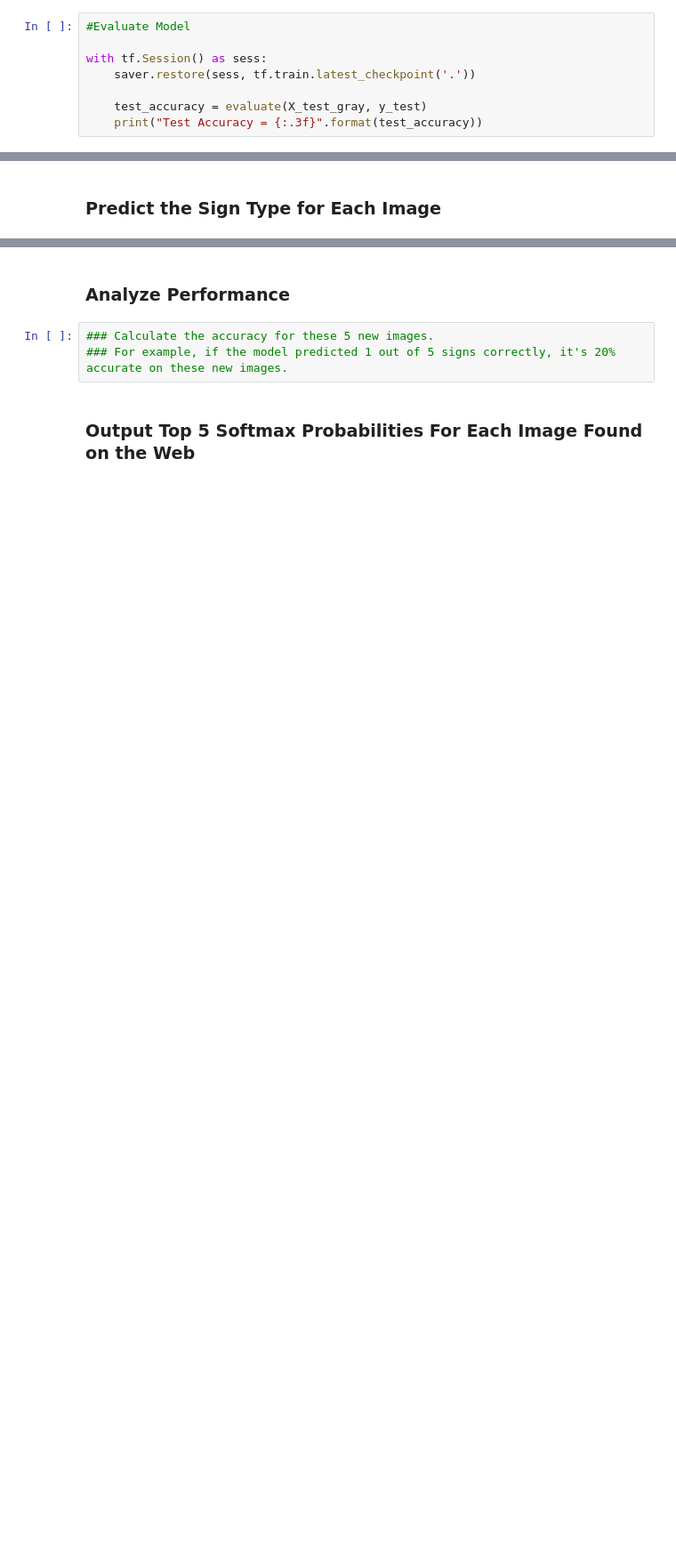
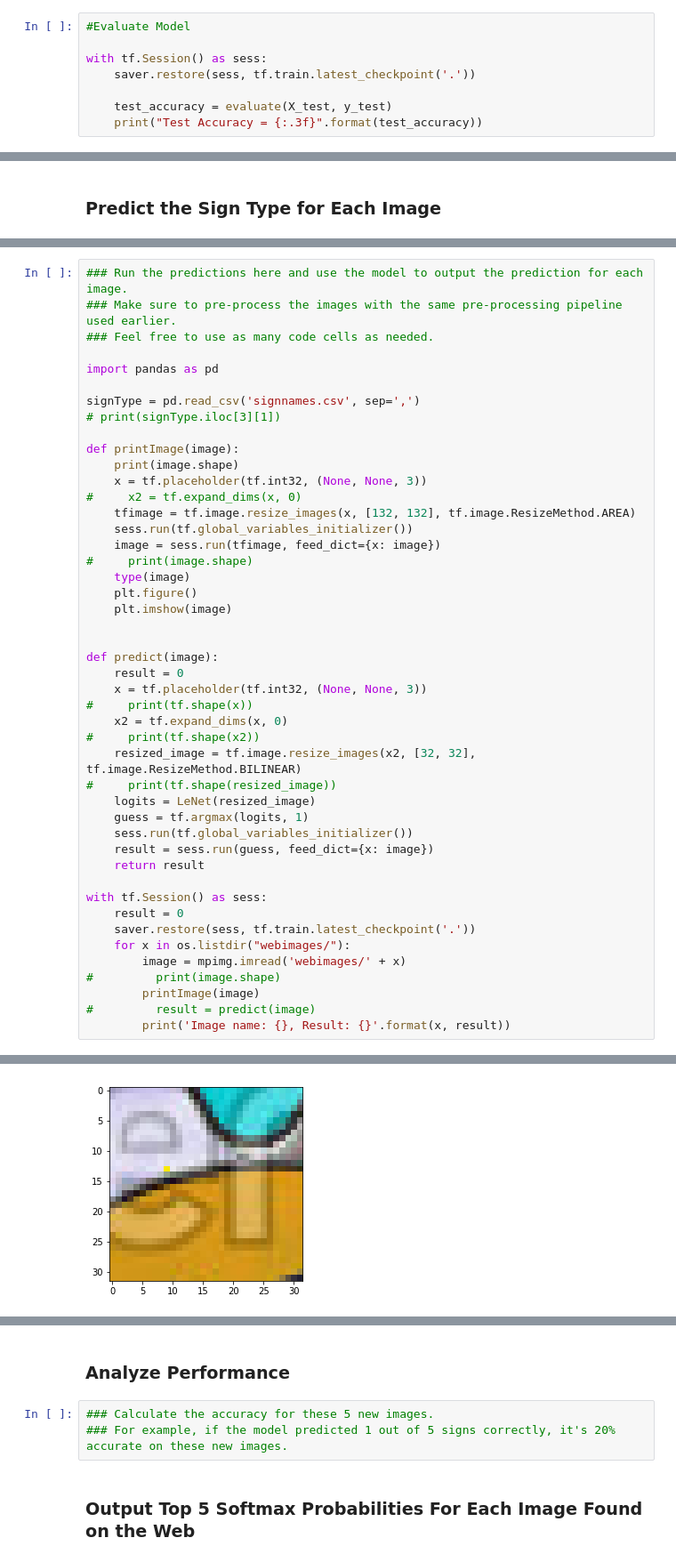
Before and after one commit to suprnrdy/CarND-Traffic-Sign-Classifier-Project, a Jupyter notebook: Traffic_Sign_Classifier.ipynb, the cells around one changed output, grey strips where cells are left out. Shown at 89% size. Saved outputs shown, nothing was run; the diff lists cells and outputs as text; blank space fills up the shorter version.

```diff
--- a/Traffic_Sign_Classifier.ipynb
+++ b/Traffic_Sign_Classifier.ipynb
@@ -368,6 +332,6 @@ Model Saved
 with tf.Session() as sess:
     saver.restore(sess, tf.train.latest_checkpoint('.'))
 
-    test_accuracy = evaluate(X_test_gray, y_test)
+    test_accuracy = evaluate(X_test, y_test)
     print("Test Accuracy = {:.3f}".format(test_accuracy))
 # %% [output]
@@ -393,0 +373,47 @@ You may find `signnames.csv` useful as it contains mappings from the class id (i
+# %%
+### Run the predictions here and use the model to output the prediction for each image.
+### Make sure to pre-process the images with the same pre-processing pipeline used earlier.
+### Feel free to use as many code cells as needed.
+
+import pandas as pd
+
+signType = pd.read_csv('signnames.csv', sep=',')
+# print(signType.iloc[3][1])
+
+def printImage(image):
+    print(image.shape)
+    x = tf.placeholder(tf.int32, (None, None, 3))
+#     x2 = tf.expand_dims(x, 0)
+    tfimage = tf.image.resize_images(x, [132, 132], tf.image.ResizeMethod.AREA)
+    sess.run(tf.global_variables_initializer())
+    image = sess.run(tfimage, feed_dict={x: image})
+#     print(image.shape)
+    type(image)
+    plt.figure()
+    plt.imshow(image)
+
+
+def predict(image):
+    result = 0
+    x = tf.placeholder(tf.int32, (None, None, 3))
+#     print(tf.shape(x))
+    x2 = tf.expand_dims(x, 0)
+#     print(tf.shape(x2))
+    resized_image = tf.image.resize_images(x2, [32, 32], tf.image.ResizeMethod.BILINEAR)
+#     print(tf.shape(resized_image))
+    logits = LeNet(resized_image)
+    guess = tf.argmax(logits, 1)
+    sess.run(tf.global_variables_initializer())
+    result = sess.run(guess, feed_dict={x: image})
+    return result
+
+with tf.Session() as sess:
+    result = 0
+    saver.restore(sess, tf.train.latest_checkpoint('.'))
+    for x in os.listdir("webimages/"):
+        image = mpimg.imread('webimages/' + x)
+#         print(image.shape)
+        printImage(image)
+#         result = predict(image)
+        print('Image name: {}, Result: {}'.format(x, result))
+# %% [output]
@@ -393,0 +434 @@ You may find `signnames.csv` useful as it contains mappings from the class id (i
+[figure, added]
```
Also changed, not shown: parts of 12 cells of this notebook, 2 other files.
